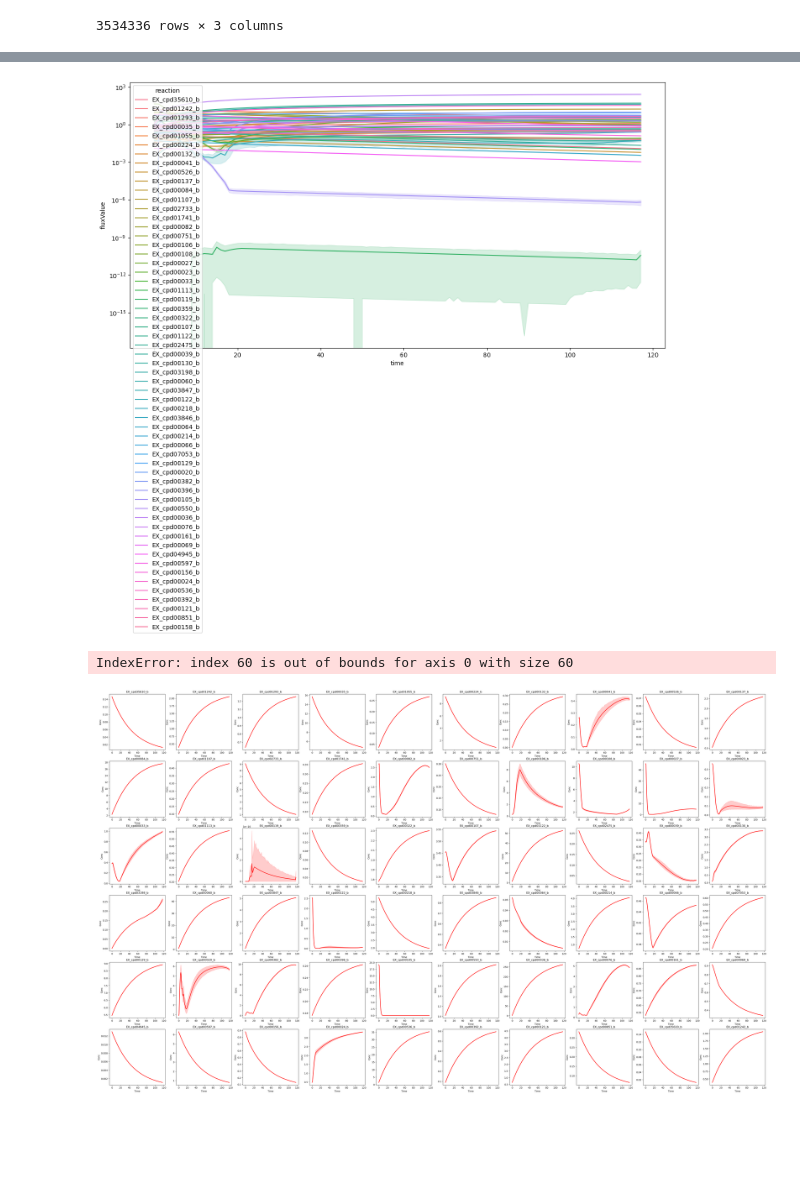
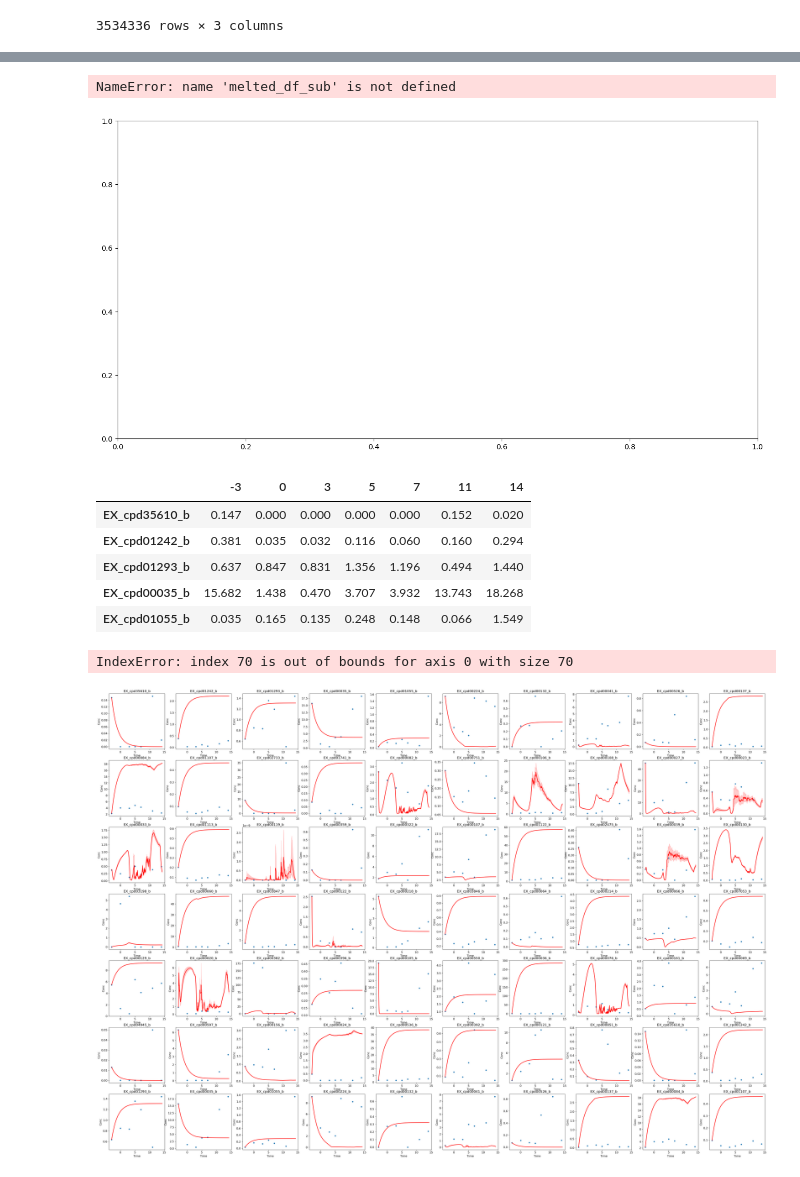
Before and after one commit to haydengallo/glv_dfba, a Jupyter notebook: flux_sampling_simulations_plotting.ipynb, the cells around one changed output, grey strips where cells are left out. Drawn from its saved outputs; the diff is of its cells as text; code cells hidden in the pictures; blank space fills up the shorter version.

```diff
--- a/flux_sampling_simulations_plotting.ipynb
+++ b/flux_sampling_simulations_plotting.ipynb
@@ -256,12 +231,49 @@ melted_df
 # %%
 # Your existing lineplot
 fig, axs = plt.subplots(figsize= (16,8))
-sns.lineplot(data=melted_df, x='time', y='fluxValue', hue='reaction')
+sns.lineplot(data=melted_df_sub, x='time', y='fluxValue', hue='reaction')
 plt.yscale('log')
 # %% [output]
+NameError: name 'melted_df_sub' is not defined
-[figure, old version]
+[figure, new version]
+# %%
+### Here plot the metabolomics data
+metabolomics_metadata_raw = pd.read_csv('/Users/haydengallo/UMass_Dropbox/Dropbox (UMass Medical School)/Bucci_Lab/glv_FBA/gLV_FBA_test_Kennedy_et_al_2025/raw_data/metabolomics_meta.csv', index_col=0)
+
+
+metabolomics_metadata_sub_1948 = metabolomics_metadata_raw[metabolomics_metadata_raw['Mouse'] == float(1510)]
+metabolomics_metadata_sub_1948
+
+met_days_1948_dict = dict(zip(metabolomics_metadata_sub_1948.index.tolist(),metabolomics_metadata_sub_1948['Rec_day_adj'].tolist() ))
+met_days_1948_dict
+
+metabolomics_data_sub_1948 = metabolomics_data[metabolomics_data['SampleName'].isin(met_days_1948_dict.keys())]
+metabolomics_data_sub_1948 = metabolomics_data_sub_1948.set_index('SampleName')
+
+metabolomics_data_sub_1948 = metabolomics_data_sub_1948.T
+
+metabolomics_data_sub_1948.columns = np.sort(list(met_days_1948_dict.values()))
+metabolomics_data_sub_1948
+
+#change_met_ids = bigg_to_agora_exchange_ids(metabolomics_data_sub_1948_ra.index.tolist())
+change_met_ids = []
+for i in metabolomics_data_sub_1948.index.tolist():
+    change_met_ids.append('EX_' + bigg_to_modelseed[i] + '_b')
+#metabolomics_data_sub_1948.index = change_met_ids
+#metabolomics_data_sub_1948_ra.head()
+
+#change_met_ids = bigg_to_agora_exchange_ids(metabolomics_data_sub_1948.index.tolist())
+metabolomics_data_sub_1948.index = change_met_ids
+metabolomics_data_sub_1948.head()
+# %% [output]
+|  | -3 | 0 | 3 | 5 | 7 | 11 | 14 |
+| EX_cpd35610_b | 0.147 | 0.000 | 0.000 | 0.000 | 0.000 | 0.152 | 0.020 |
+| EX_cpd01242_b | 0.381 | 0.035 | 0.032 | 0.116 | 0.060 | 0.160 | 0.294 |
+| EX_cpd01293_b | 0.637 | 0.847 | 0.831 | 1.356 | 1.196 | 0.494 | 1.440 |
+| EX_cpd00035_b | 15.682 | 1.438 | 0.470 | 3.707 | 3.932 | 13.743 | 18.268 |
+| EX_cpd01055_b | 0.035 | 0.165 | 0.135 | 0.248 | 0.148 | 0.066 | 1.549 |
 # %%
-num_plots = 60
+num_plots = 61
 cols = 10  # Number of columns in the grid
 rows = (num_plots + cols - 1) // cols  # Calculate number of rows needed
 
@@ -272,11 +284,11 @@ axes = axes.flatten()
 
 for i,met in enumerate(melted_df['reaction'].to_list()):
     temp_sim = melted_df[melted_df['reaction'] == met]
-    #temp_exp = metabolomics_data_sub_1948.loc[met,:]
+    temp_exp = metabolomics_data_sub_1948.loc[met,:]
         # Scatter plot on the respective subplot
     sns.lineplot(ax=axes[i], data = temp_sim, x='time', y='fluxValue', color = 'red', lw = 2)
-    #sns.lineplot(ax = axes[i], x = temp_sim.index.to_list(), y = list(savgol_filter(temp_sim.to_list(),300,3)), color = 'blue', lw = 2)
-    #sns.scatterplot(ax=axes[i], x=temp_exp.index.to_list(), y=temp_exp.to_list())
+    sns.scatterplot(ax=axes[i],
+                        x=temp_exp.index.to_list(), y=temp_exp.to_list())
 
     axes[i].set_title(f"{met}")
     axes[i].set_xlabel('Time')
@@ -288,5 +300,5 @@ for i,met in enumerate(melted_df['reaction'].to_list()):
 for j in range(num_plots, len(axes)):
     fig.delaxes(axes[j])
 # %% [output]
-IndexError: index 60 is out of bounds for axis 0 with size 60
+IndexError: index 70 is out of bounds for axis 0 with size 70
-[figure, old version]
+[figure, new version]
```
Also changed, not shown: parts of 20 cells of this notebook, 4 other files.
